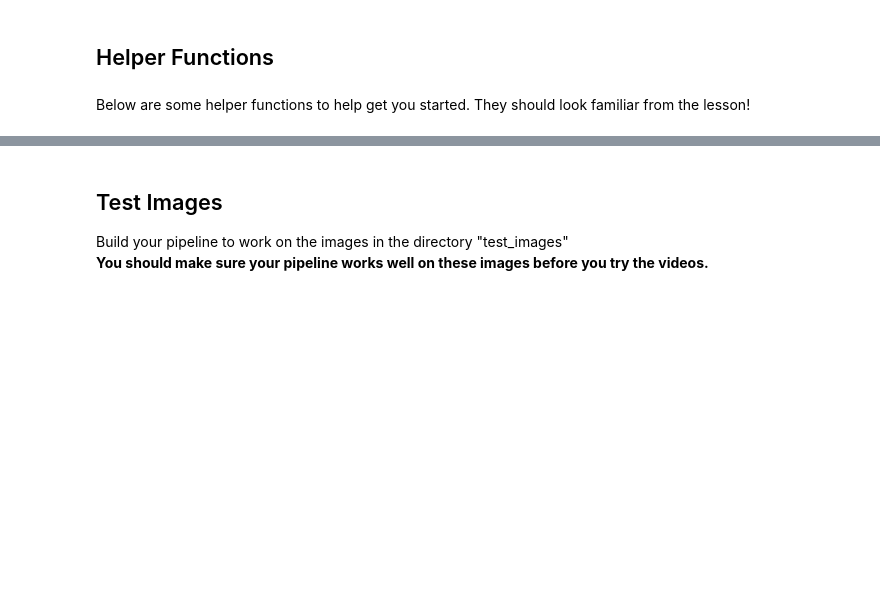
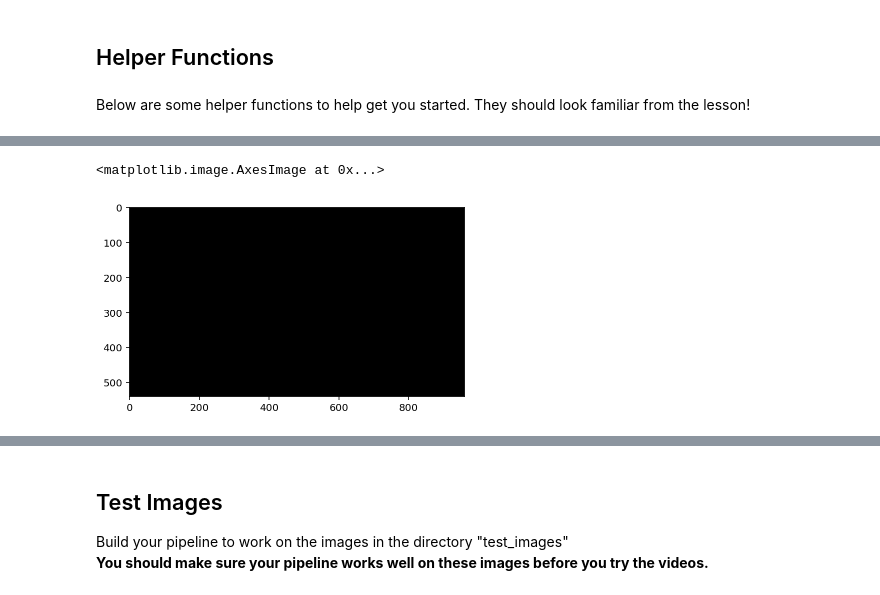
Before and after one commit to scollins83/CarND-LaneLines-P1, a Jupyter notebook: P1.ipynb, the cells around one changed output, grey strips where cells are left out. Cells and saved outputs as stored; diff of their text form; code cells hidden in the pictures; blank space fills up the shorter version.

```diff
--- a/P1.ipynb
+++ b/P1.ipynb
@@ -178,0 +310,7 @@ def weighted_img(img, initial_img, α=0.8, β=1., λ=0.):
+# %%
+line_img = np.zeros((masked_image.shape[0], masked_image.shape[1], 3), dtype=np.uint8)
+# %%
+plt.imshow(line_img)
+# %% [output]
+<matplotlib.image.AxesImage at 0x...>
+[figure, added]
```
Also changed, not shown: parts of 16 cells of this notebook, 2 other files.
